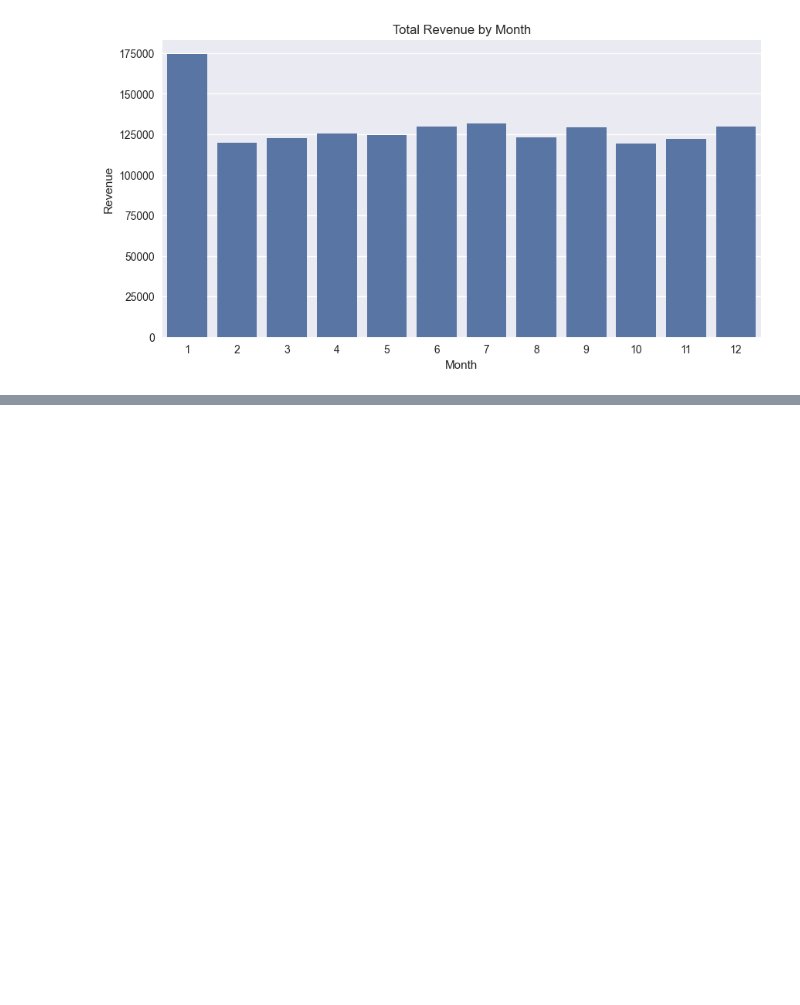
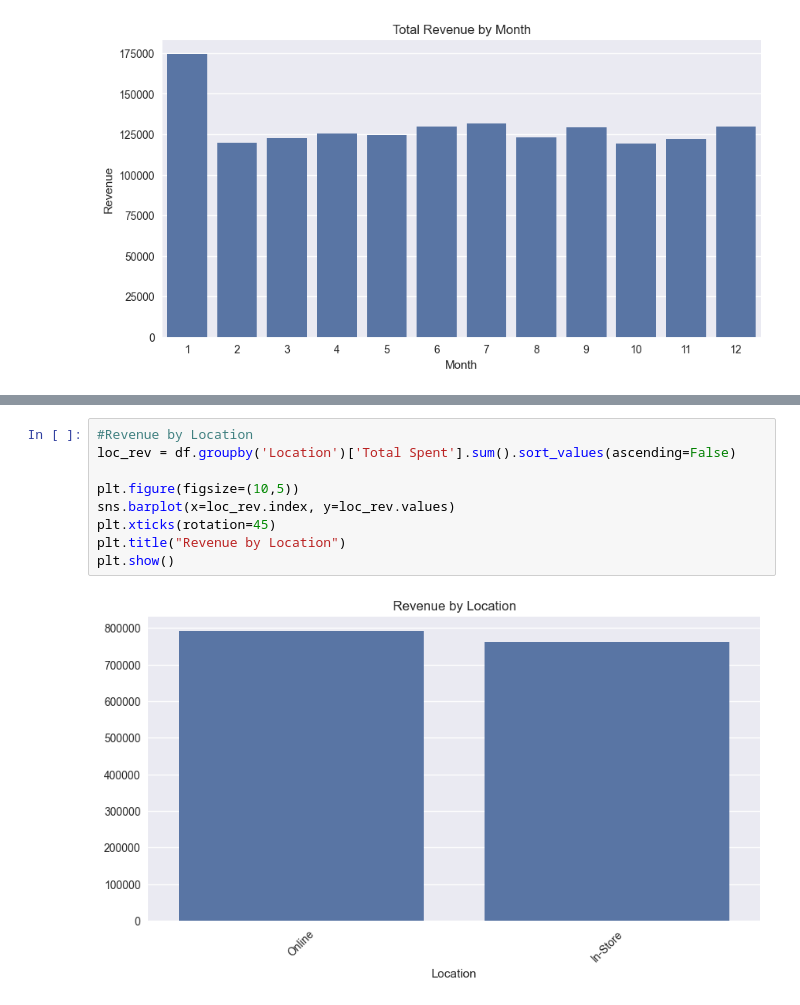
Before and after one commit to MokshithRao/retail-sales-performance-customer-behavior-analysis, a Jupyter notebook: notebooks/data_cleaning_eda.ipynb, the cells around one changed output, grey strips where cells are left out. Drawn from its saved outputs; the diff is of its cells as text; blank space fills up the shorter version.

```diff
--- a/notebooks/data_cleaning_eda.ipynb
+++ b/notebooks/data_cleaning_eda.ipynb
@@ -459,0 +487,11 @@ plt.show()
+# %%
+#Revenue by Location
+loc_rev = df.groupby('Location')['Total Spent'].sum().sort_values(ascending=False)
+
+plt.figure(figsize=(10,5))
+sns.barplot(x=loc_rev.index, y=loc_rev.values)
+plt.xticks(rotation=45)
+plt.title("Revenue by Location")
+plt.show()
+# %% [output]
+[figure, added]
```
Also changed, not shown: parts of 7 cells of this notebook.
